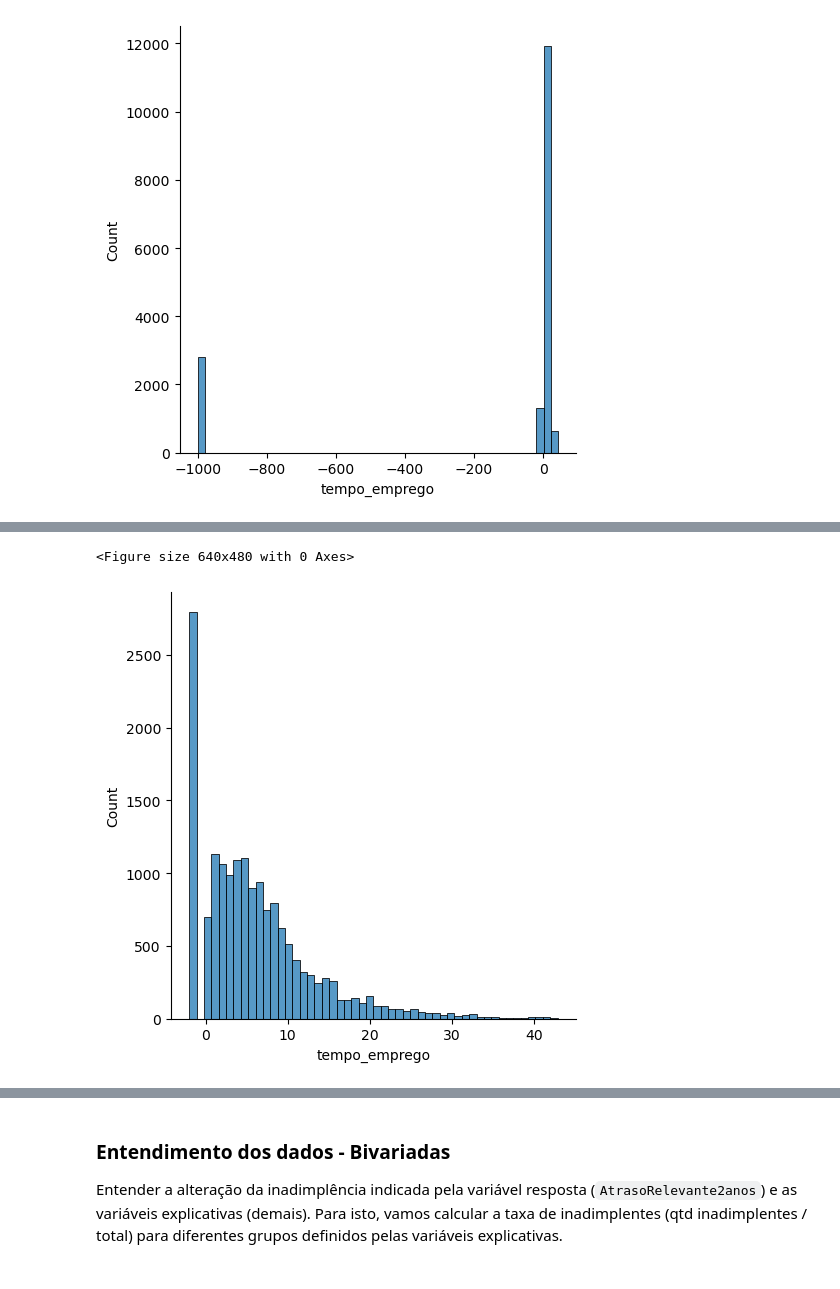
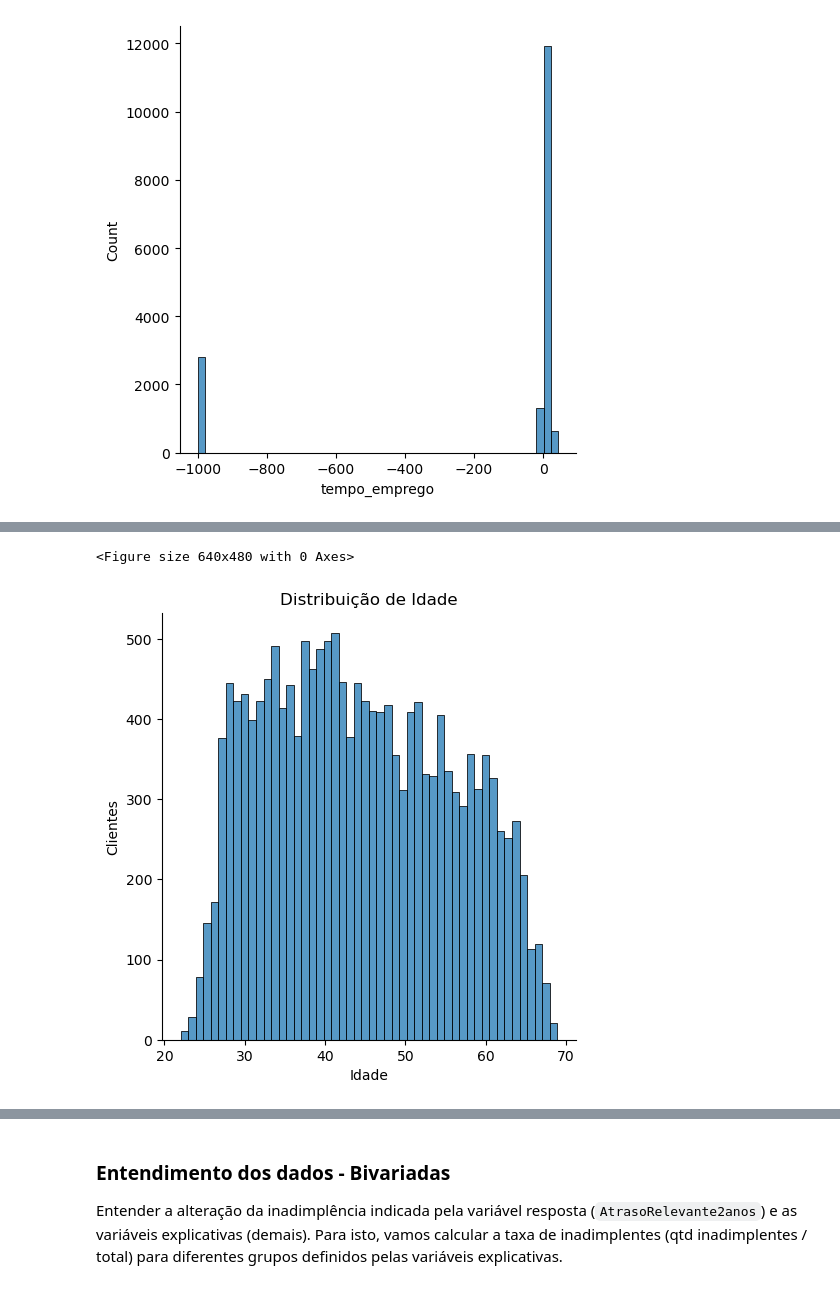
Before and after one commit to vicentee148/Classificacao_de_credito, a Jupyter notebook: Classificação de crédito.ipynb, the cells around one changed output, grey strips where cells are left out. Drawn from its saved outputs; the diff is of its cells as text; code cells hidden in the pictures.

```diff
--- a/Classificação de crédito.ipynb
+++ b/Classificação de crédito.ipynb
@@ -122,9 +146,14 @@ df.loc[df[var]<0,var] = -2
 # %%
 plt.clf()
-var = "tempo_emprego"
+var = "idade"
 
 sns.displot(df, x = var, bins = 50)
+
+plt.title('Distribuição de Idade')
+plt.xlabel('Idade')
+plt.ylabel('Clientes')
+
 plt.show()
 # %% [output]
 <Figure size 640x480 with 0 Axes>
-[figure, old version]
+[figure, new version]
```
Also changed, not shown: parts of 19 cells of this notebook.
